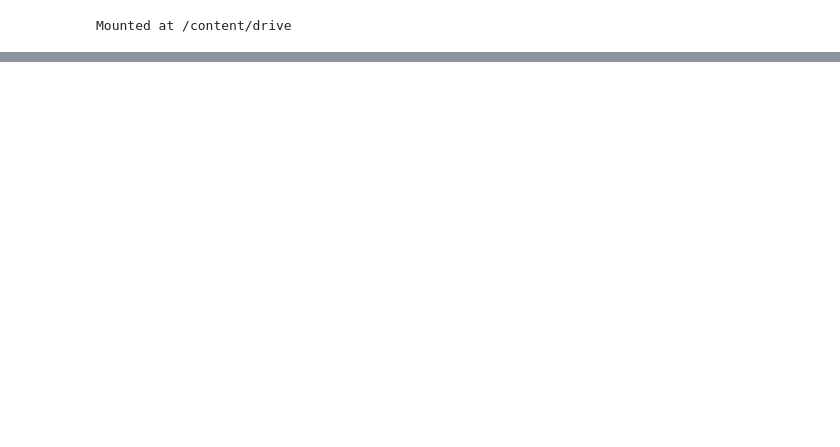
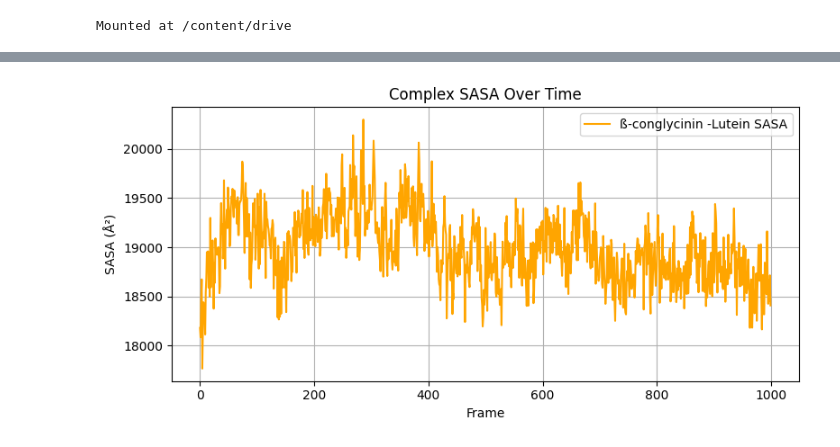
Before and after one commit to Ash100/MDS, a Jupyter notebook: SSA.ipynb, the cells around one changed output, grey strips where cells are left out. Cells and saved outputs as stored; diff of their text form; code cells hidden in the pictures; blank space fills up the shorter version.

```diff
--- a/SSA.ipynb
+++ b/SSA.ipynb
@@ -95,0 +146,13 @@ plt.show()
+# %%
+plt.figure(figsize=(8, 4))
+plt.plot(frames_complex, sasa_complex, color='orange', label='ß-conglycinin -Lutein SASA')
+plt.xlabel("Frame")
+plt.ylabel("SASA (Å²)")
+plt.title("Complex SASA Over Time")
+plt.grid(True)
+plt.legend()
+plt.tight_layout()
+plt.savefig("/content/3aup_complex_sasa_plot.png", dpi=600)
+plt.show()
+# %% [output]
+[figure, added]
```
Also changed, not shown: parts of 19 cells of this notebook.
